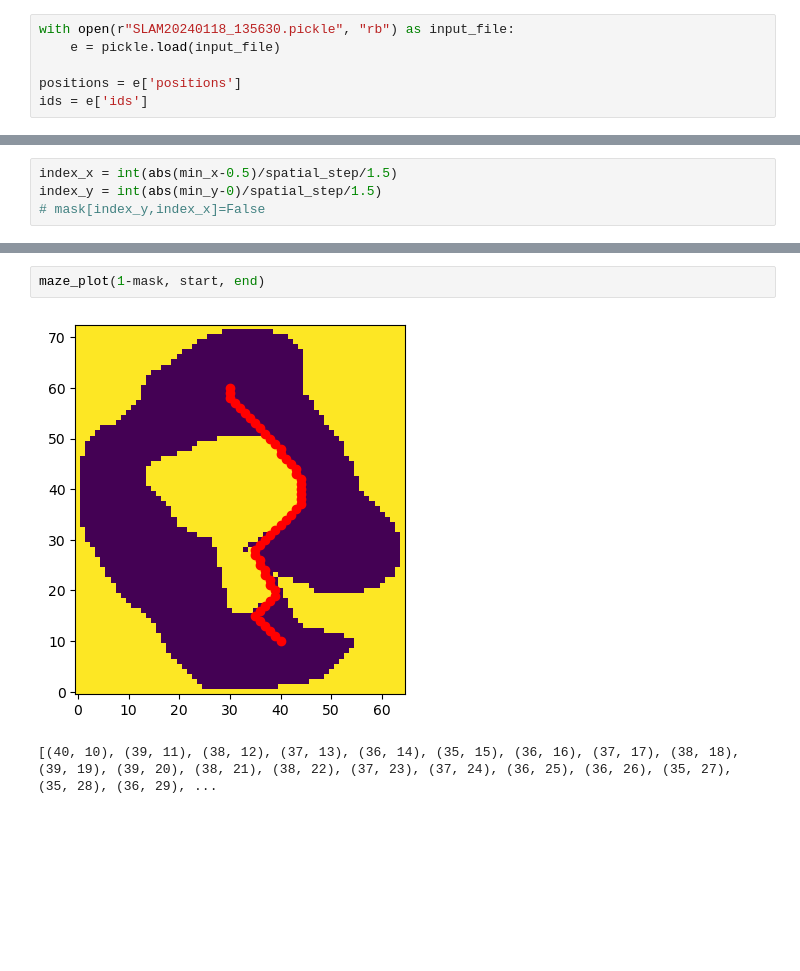
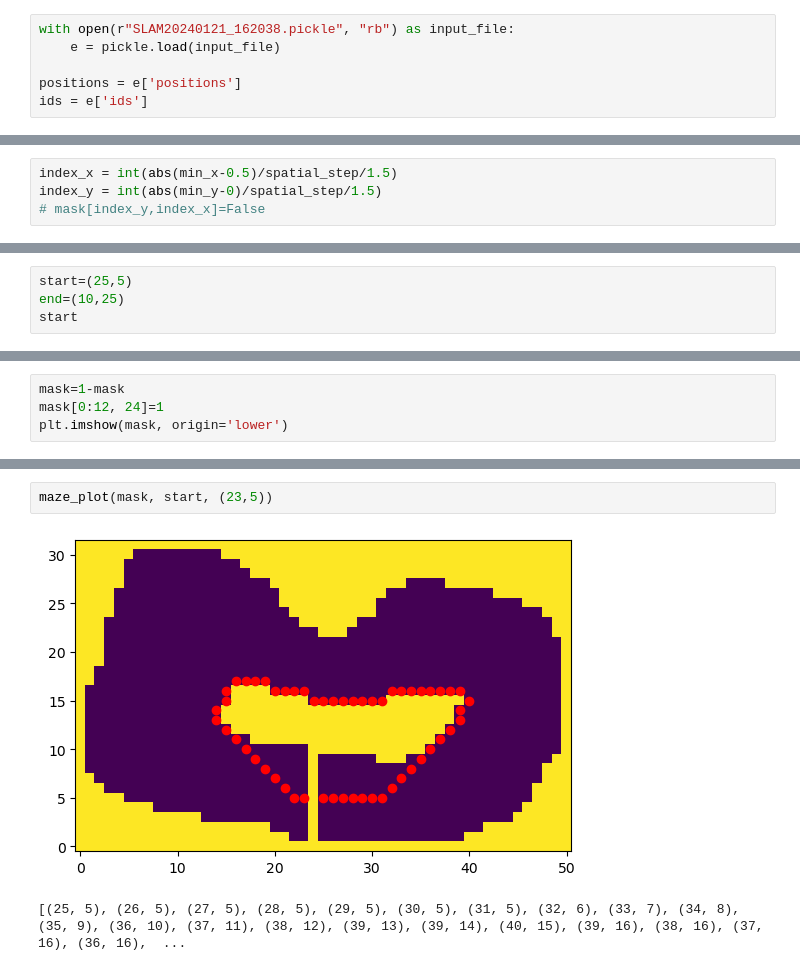
Before and after one commit to tommaso-bertola/computer-vision-and-robotics, a Jupyter notebook: robot-code/pathfinding/testing_maze.ipynb, the cells around one changed output, grey strips where cells are left out. Saved outputs shown, nothing was run; the diff lists cells and outputs as text; blank space fills up the shorter version.

```diff
--- a/robot-code/pathfinding/testing_maze.ipynb
+++ b/robot-code/pathfinding/testing_maze.ipynb
@@ -7,7 +7,7 @@ from shapely.geometry import Polygon
 from shapely.geometry import Point
 from magic import ordinator
 # %%
-with open(r"SLAM20240118_135630.pickle", "rb") as input_file:
+with open(r"SLAM20240121_162038.pickle", "rb") as input_file:
     e = pickle.load(input_file)
 
 positions = e['positions']
@@ -156,0 +153,4 @@ start
+# %%
+start=(25,5)
+end=(10,25)
+start
@@ -156,0 +159,4 @@ start
+# %%
+mask=1-mask
+mask[0:12, 24]=1
+plt.imshow(mask, origin='lower')
@@ -157,5 +166,5 @@ start
 # %%
-maze_plot(1-mask, start, end)
+maze_plot(mask, start, (23,5))
 # %% [output]
-[figure, old version]
+[figure, new version]
-[(40, 10), (39, 11), (38, 12), (37, 13), (36, 14), (35, 15), (36, 16), (37, 17), (38, 18), (39, 19), (39, 20), (38, 21), (38, 22), (37, 23), (37, 24), (36, 25), (36, 26), (35, 27), (35, 28), (36, 29), ...
+[(25, 5), (26, 5), (27, 5), (28, 5), (29, 5), (30, 5), (31, 5), (32, 6), (33, 7), (34, 8), (35, 9), (36, 10), (37, 11), (38, 12), (39, 13), (39, 14), (40, 15), (39, 16), (38, 16), (37, 16), (36, 16),  ...
```
Also changed, not shown: parts of 7 cells of this notebook, 2 other files.
